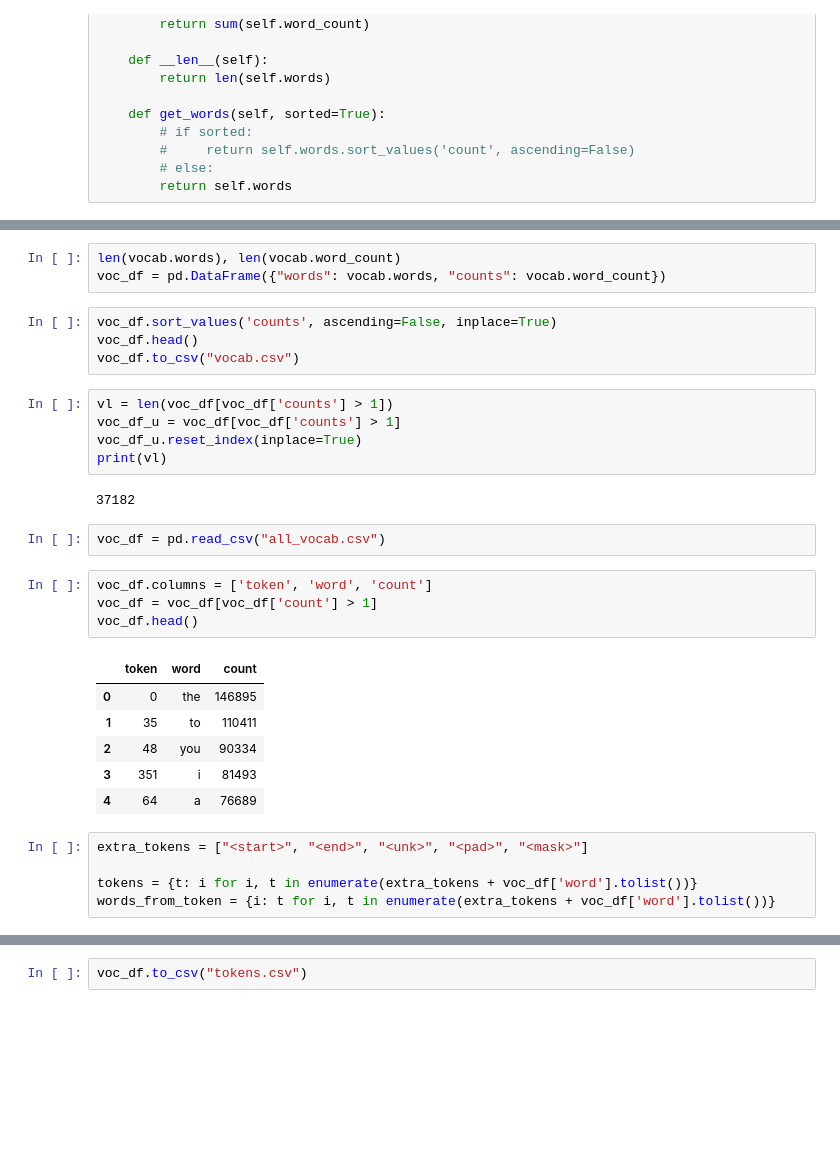
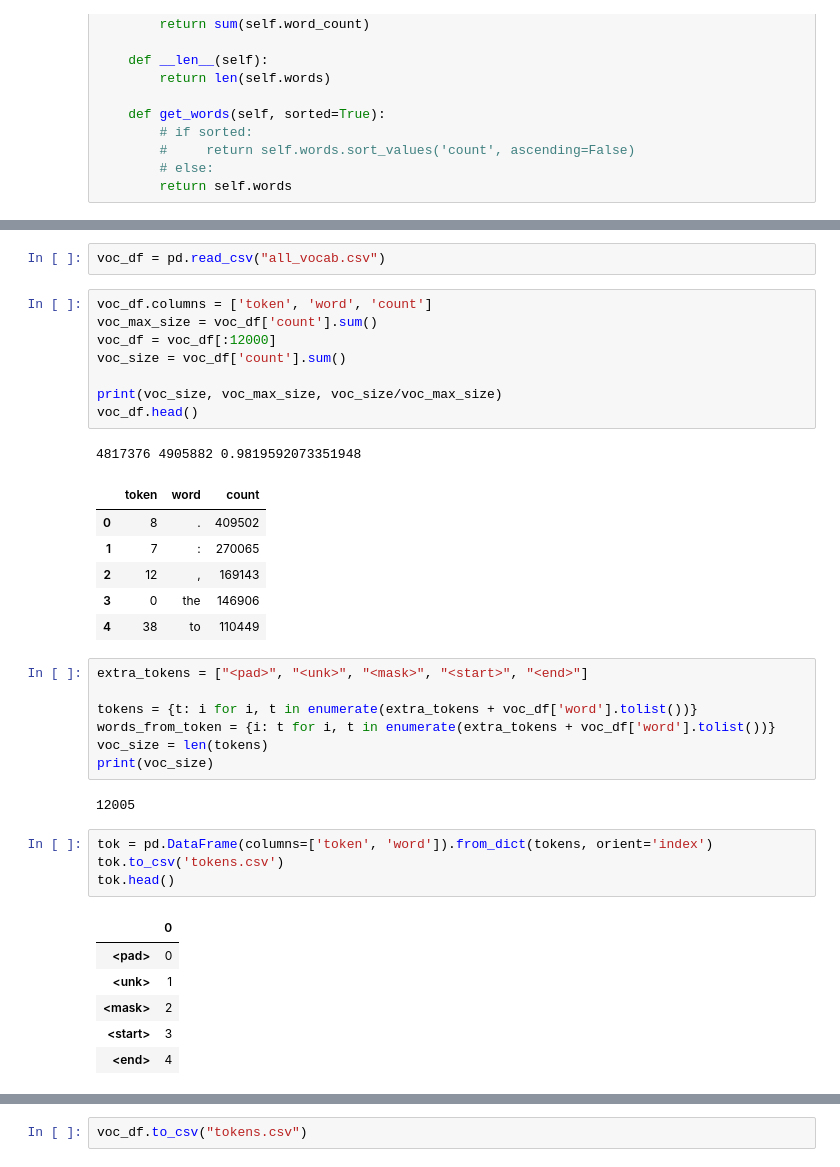
Before and after one commit to TheUnity42/NeuralNetworks, a Jupyter notebook: Project 3/project3.ipynb, the cells around one changed output, grey strips where cells are left out. Drawn from its saved outputs; the diff is of its cells as text; blank space fills up the shorter version.

```diff
--- a/Project 3/project3.ipynb
+++ b/Project 3/project3.ipynb
@@ -134,34 +140,40 @@ Unique words: 46602
 Generating Dataframe...
 Done!
-# %%
-len(vocab.words), len(vocab.word_count)
-voc_df = pd.DataFrame({"words": vocab.words, "counts": vocab.word_count})
-# %%
-voc_df.sort_values('counts', ascending=False, inplace=True)
-voc_df.head()
-voc_df.to_csv("vocab.csv")
-# %%
-vl = len(voc_df[voc_df['counts'] > 1])
-voc_df_u = voc_df[voc_df['counts'] > 1]
-voc_df_u.reset_index(inplace=True)
-print(vl)
-# %% [output]
-37182
 # %%
 voc_df = pd.read_csv("all_vocab.csv")
 # %%
 voc_df.columns = ['token', 'word', 'count']
-voc_df = voc_df[voc_df['count'] > 1]
+voc_max_size = voc_df['count'].sum()
+voc_df = voc_df[:12000]
+voc_size = voc_df['count'].sum()
+
+print(voc_size, voc_max_size, voc_size/voc_max_size)
 voc_df.head()
 # %% [output]
+4817376 4905882 0.9819592073351948
 |  | token | word | count |
-| 0 | 0 | the | 146895 |
-| 1 | 35 | to | 110411 |
-| 2 | 48 | you | 90334 |
-| 3 | 351 | i | 81493 |
-| 4 | 64 | a | 76689 |
+| 0 | 8 | . | 409502 |
+| 1 | 7 | : | 270065 |
+| 2 | 12 | , | 169143 |
+| 3 | 0 | the | 146906 |
+| 4 | 38 | to | 110449 |
 # %%
-extra_tokens = ["<start>", "<end>", "<unk>", "<pad>", "<mask>"]
+extra_tokens = ["<pad>", "<unk>", "<mask>", "<start>", "<end>"]
 
 tokens = {t: i for i, t in enumerate(extra_tokens + voc_df['word'].tolist())}
 words_from_token = {i: t for i, t in enumerate(extra_tokens + voc_df['word'].tolist())}
+voc_size = len(tokens)
+print(voc_size)
+# %% [output]
+12005
+# %%
+tok = pd.DataFrame(columns=['token', 'word']).from_dict(tokens, orient='index')
+tok.to_csv('tokens.csv')
+tok.head()
+# %% [output]
+|  | 0 |
+| <pad> | 0 |
+| <unk> | 1 |
+| <mask> | 2 |
+| <start> | 3 |
+| <end> | 4 |
```
Also changed, not shown: parts of 35 cells of this notebook, 10 other files.
